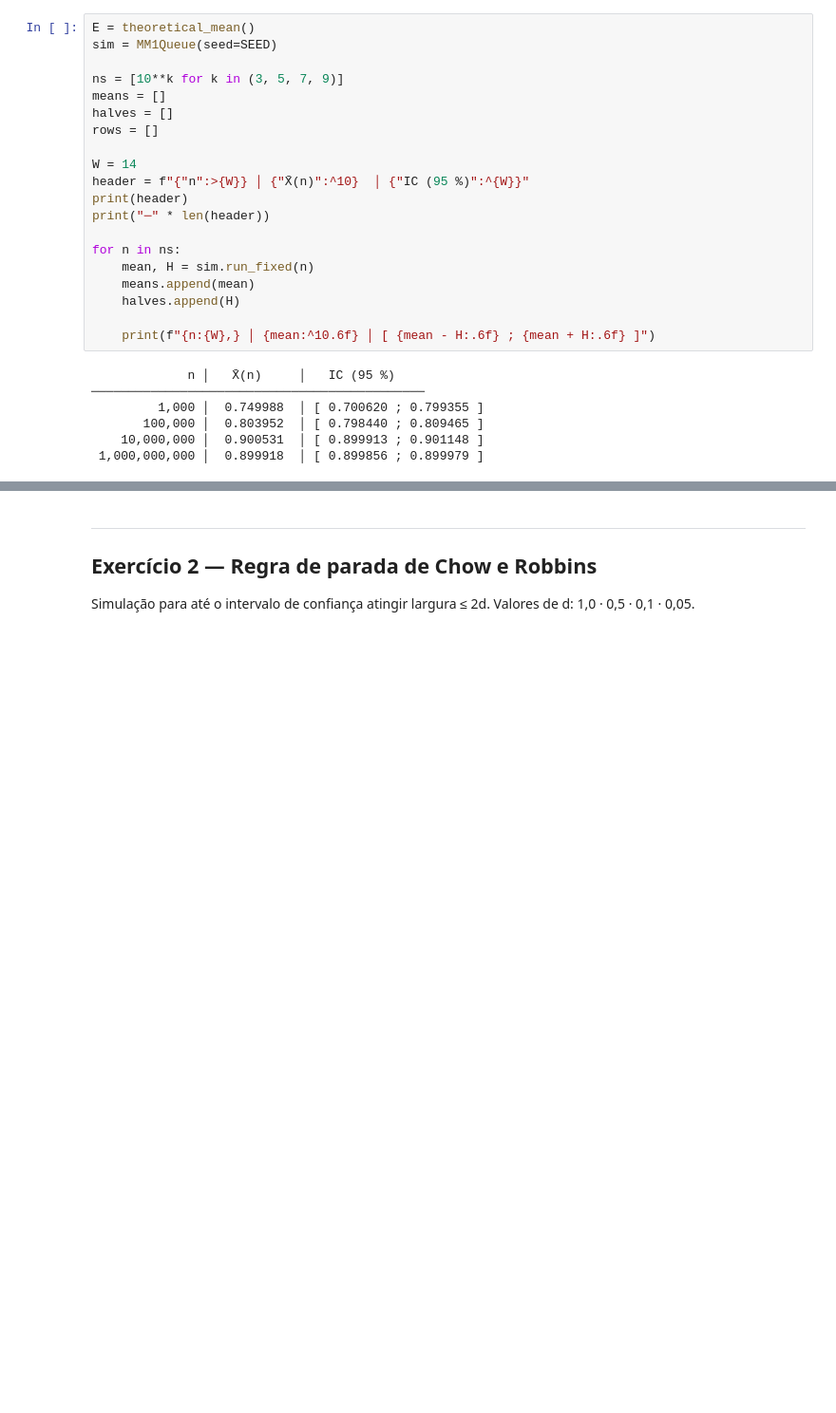
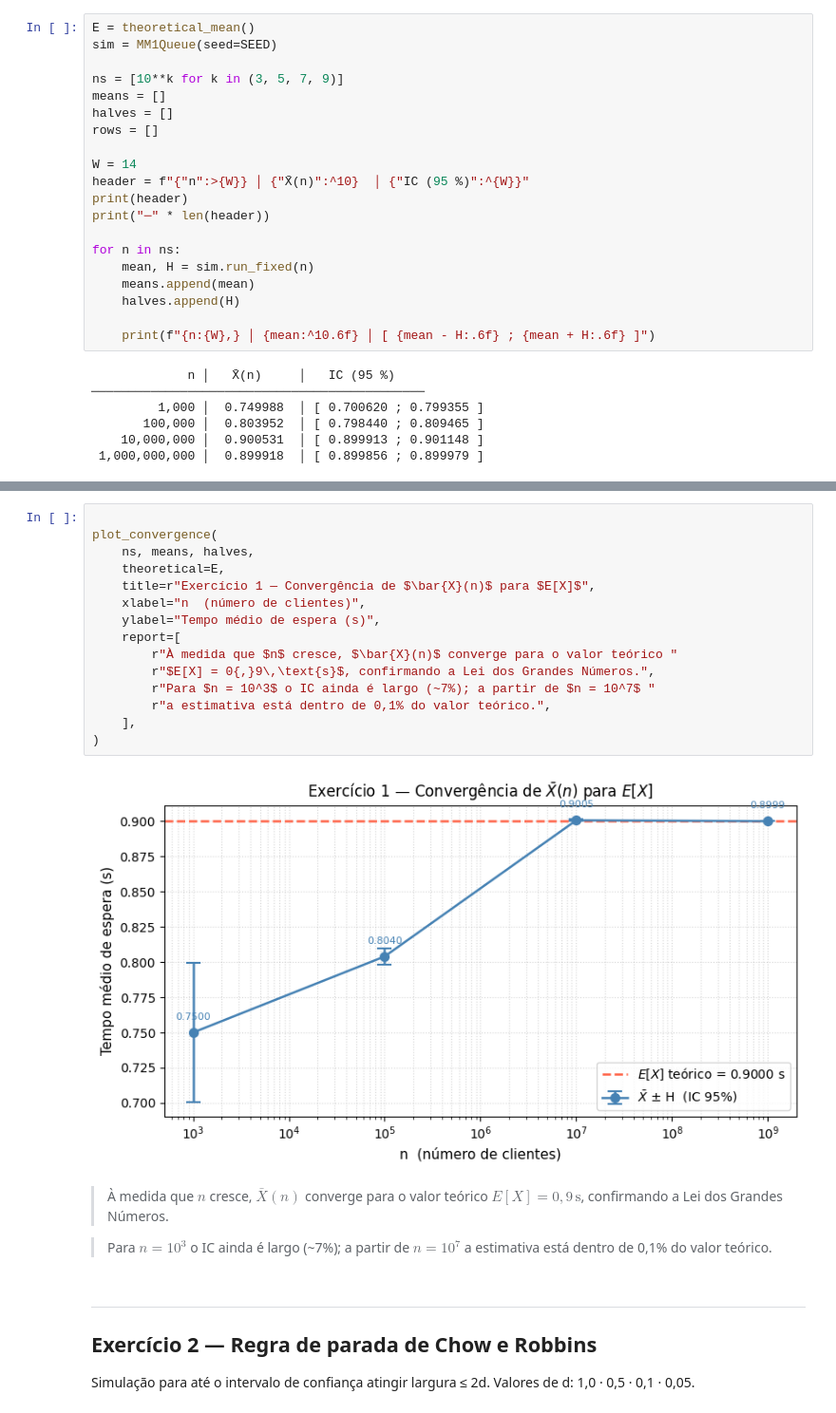
Before and after one commit to carolfmayca/avd-ram, a Jupyter notebook: mm1.ipynb, the cells around one changed output, grey strips where cells are left out. Shown at 95% size. Cells and saved outputs as stored; diff of their text form; blank space fills up the shorter version.

```diff
--- a/mm1.ipynb
+++ b/mm1.ipynb
@@ -221,3 +247,23 @@ plt.show()
+# %%
+
+plot_convergence(
+    ns, means, halves,
+    theoretical=E,
+    title=r"Exercício 1 — Convergência de $\bar{X}(n)$ para $E[X]$",
+    xlabel="n  (número de clientes)",
+    ylabel="Tempo médio de espera (s)",
+    report=[
+        r"À medida que $n$ cresce, $\bar{X}(n)$ converge para o valor teórico "
+        r"$E[X] = 0{,}9\,\text{s}$, confirmando a Lei dos Grandes Números.",
+        r"Para $n = 10^3$ o IC ainda é largo (~7%); a partir de $n = 10^7$ "
+        r"a estimativa está dentro de 0,1% do valor teórico.",
+    ],
+)
+# %% [output]
+[figure, added]
+> À medida que $n$ cresce, $\bar{X}(n)$ converge para o valor teórico $E[X] = 0{,}9\,\text{s}$, confirmando a Lei dos Grandes Números.
+
+> Para $n = 10^3$ o IC ainda é largo (~7%); a partir de $n = 10^7$ a estimativa está dentro de 0,1% do valor teórico.
 # %% [markdown]
 ---
 ## Exercício 2 — Regra de parada de Chow e Robbins
```
Also changed, not shown: parts of 5 cells of this notebook.
